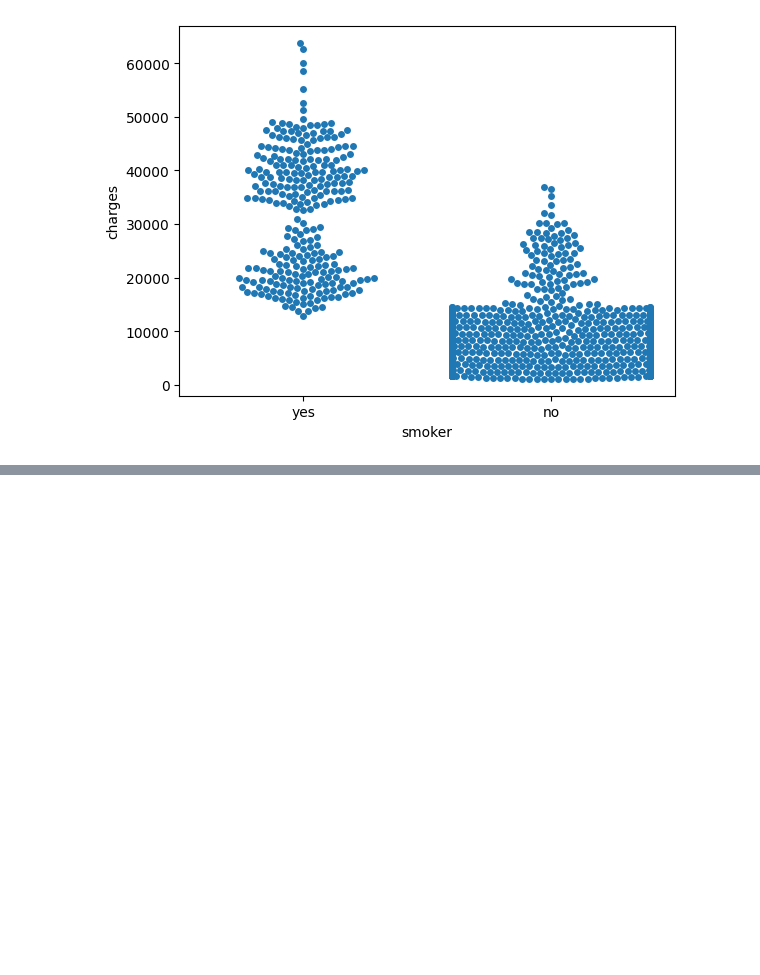
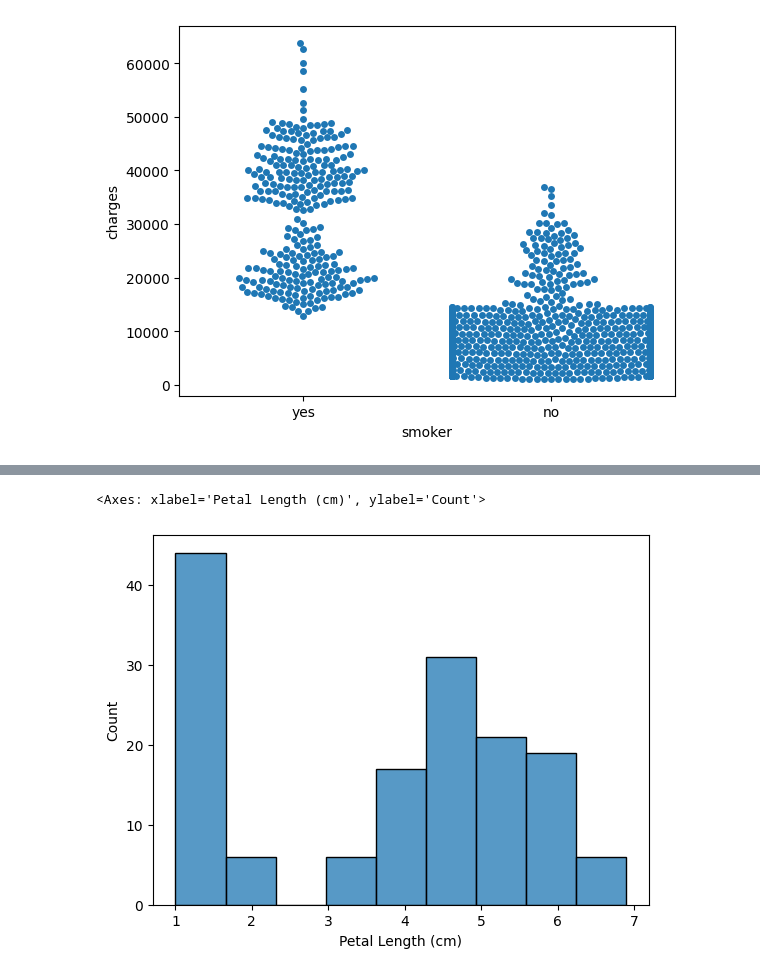
Before and after one commit to dianamatkava/ml-ds-projects, a Jupyter notebook: Data Visualization.ipynb, the cells around one changed output, grey strips where cells are left out. Saved outputs shown, nothing was run; the diff lists cells and outputs as text; code cells hidden in the pictures; blank space fills up the shorter version.

```diff
--- a/Data Visualization.ipynb
+++ b/Data Visualization.ipynb
@@ -160,0 +180,5 @@ sns.swarmplot(x=insurance['smoker'], y=insurance['charges'])
+# %%
+iris_filepath = "./data/iris.csv"
+
+df_iris = pd.read_csv(iris_filepath, index_col="Id")
+df_iris.head()
@@ -160,0 +193,5 @@ sns.swarmplot(x=insurance['smoker'], y=insurance['charges'])
+# %%
+sns.histplot(df_iris['Petal Length (cm)'])
+# %% [output]
+<Axes: xlabel='Petal Length (cm)', ylabel='Count'>
+[figure, added]
```
Also changed, not shown: parts of 15 cells of this notebook, 4 other files.
